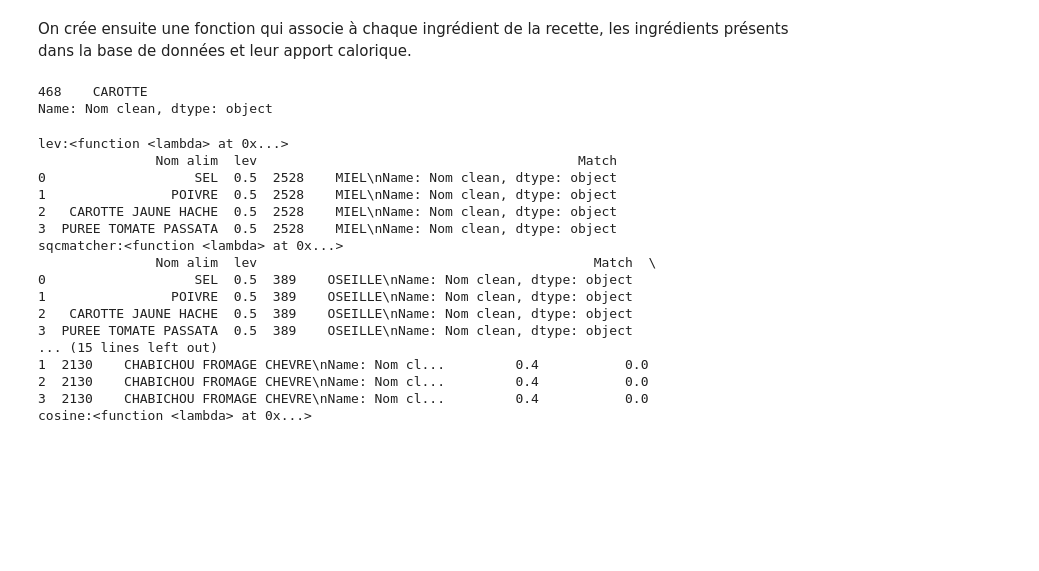
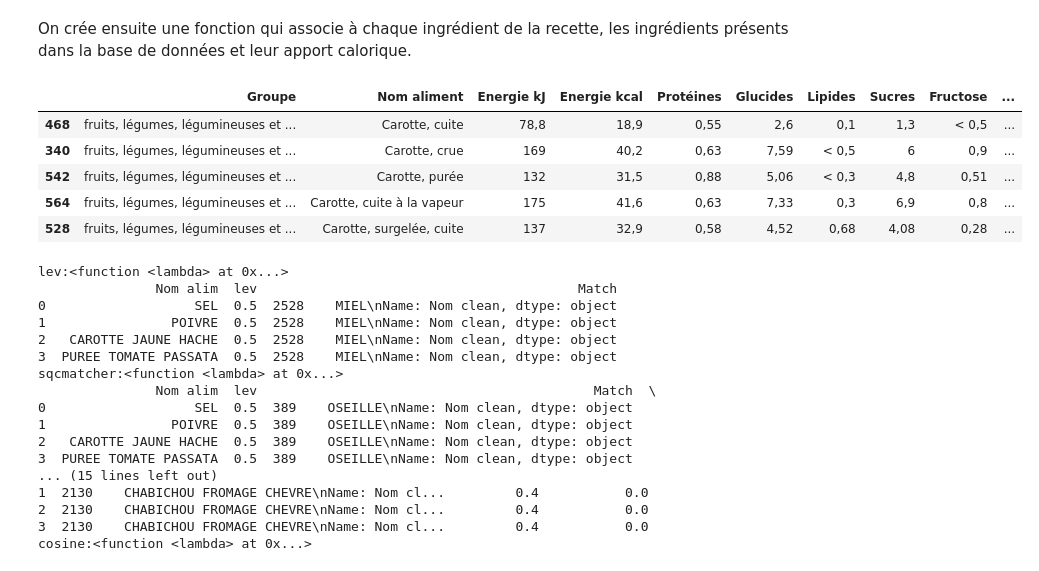
Before and after one commit to Emilecoding/Python-2A-Ensae, a Jupyter notebook: Projet python.ipynb, the cells around one changed output. Drawn from its saved outputs; the diff is of its cells as text; code cells hidden in the pictures; blank space fills up the shorter version.

Commit message:
modifs distance

```diff
--- a/Projet python.ipynb
+++ b/Projet python.ipynb
@@ -236,68 +236,39 @@ distances["cosine"] = lambda s1,s2 : cosine_similarity([CountVectorizer().fit_tr
 # Jaccard similarity
 
 #distances["jaccard"] = lambda s1,s2 : len(set(s1).intersection(set(s2)))/len(set(s1).union(set(s2)))
-
-def dist(a,b):
-
-    if a == b:
-        return 0.0
-
-    la, lb = len(a), len(b)
-    if len(a) > len(b):
-        la, lb, a, b = lb, la, b, a
-
-    if (
-        ("beurr" in a) and not ("cacao" in a) and ("beurr de cacao" in b)
-    ):  # frequent pathologic case
-        return 1.0
-
-    if b.startswith(a):
-        return 0.2 - 0.2 * la / lb
-    a_split = a.split()
-    if b.startswith(a_split[0]):
-        common_start = a_split[0]
-        i = 1
-        while i < len(a_split) and b.startswith(common_start):
-            common_start += a_split[i]
-            i += 1
-        return 0.4 - 0.2 * len(common_start) / la
-    elif a in b:
-        return 0.6 - 0.2 * b.find(a) / lb
-    elif a_split[0] in b:
-        return 0.6 + 0.2 * rapidfuzz.distance.Levenshtein.normalized_distance(a, b,weights =(1,1,1))
-    else:
-        return 0.8 + 0.2 * rapidfuzz.distance.Levenshtein.normalized_distance(a, b,weights =(1,1,1))
-
-distances["test"] = dist
 # %%
 def calcul_match(ingr_recette,ingr_ciqual,metrique):
 
     """
     returns the ingrédients in the Ciqual database that best match the ingredients
     of the recipe we try to reproduce
 
     """
     # On nettoie les ingrédients de la recette passés en entrée
 
     #ingr_clean = pd.DataFrame([cleaning(ingr) for ingr in ingr_recette])
     ingr_clean = cleaning(ingr_recette)
     # Produit cartésien entre la recette et les produits Ciqual et obtention des distances
 
     #ingr_ciqual["dist"] = ingr_ciqual["Nom clean"].apply(lambda prod : rapidfuzz.distance.Levenshtein.normalized_distance(prod,ingr_clean,weights =(1,1,1)))
 
     ingr_ciqual["dist"] = ingr_ciqual["Nom clean"].apply(lambda prod : metrique(prod,ingr_clean))
     #produits_combines = list(product(ingr_recette, produits_ciqual))
 
 
-    return ingr_ciqual.sort_values("dist").head(1)
+    return ingr_ciqual.sort_values("dist").head(5)
 
 
 test = ["sel123","poivre","carotte jaune haché","purée de tomate (passata)"]
 
-calcul_match("carotte",data_ciqual,dist)["Nom clean"]
+calcul_match("carotte",data_ciqual,dist)
 # %% [output]
-468    CAROTTE
-Name: Nom clean, dtype: object
+|  | Groupe | Nom aliment | Energie kJ | Energie kcal | Protéines | Glucides | Lipides | Sucres | Fructose | ... |
+| 468 | fruits, légumes, légumineuses et ... | Carotte, cuite | 78,8 | 18,9 | 0,55 | 2,6 | 0,1 | 1,3 | < 0,5 | ... |
+| 340 | fruits, légumes, légumineuses et ... | Carotte, crue | 169 | 40,2 | 0,63 | 7,59 | < 0,5 | 6 | 0,9 | ... |
+| 542 | fruits, légumes, légumineuses et ... | Carotte, purée | 132 | 31,5 | 0,88 | 5,06 | < 0,3 | 4,8 | 0,51 | ... |
+| 564 | fruits, légumes, légumineuses et ... | Carotte, cuite à la vapeur | 175 | 41,6 | 0,63 | 7,33 | 0,3 | 6,9 | 0,8 | ... |
+| 528 | fruits, légumes, légumineuses et ... | Carotte, surgelée, cuite | 137 | 32,9 | 0,58 | 4,52 | 0,68 | 4,08 | 0,28 | ... |
 # %%
 def compare(mots,prods,distances):
     mots_clean = [cleaning(m) for m in mots]
```
